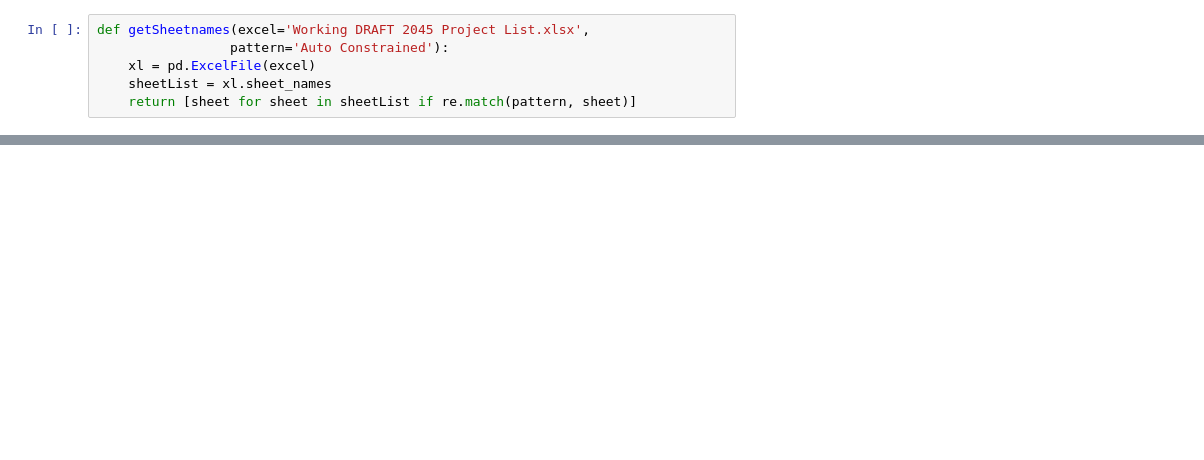
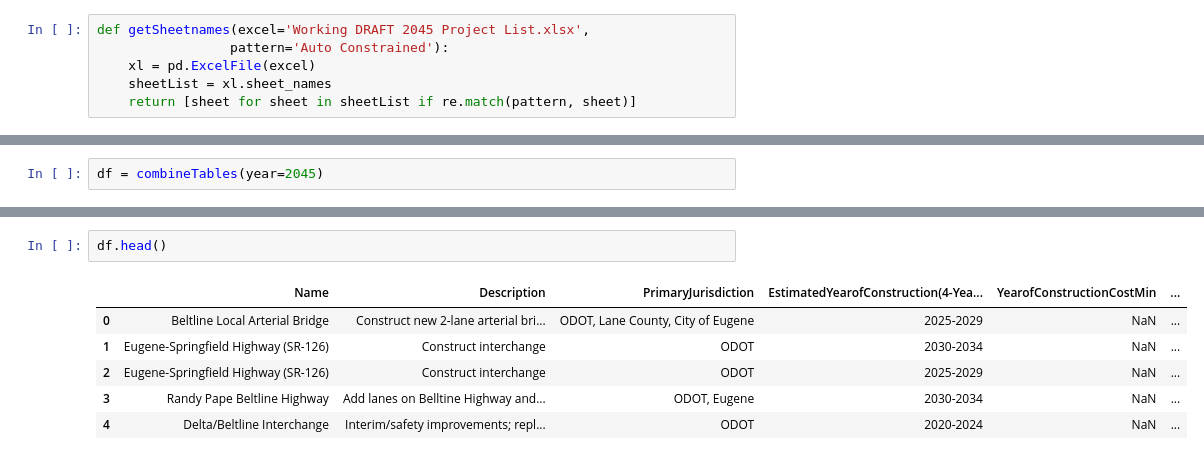
Before and after one commit to dongmeic/RTP, a Jupyter notebook: projlist/review_RTP_project_list.ipynb, the cells around one changed output, grey strips where cells are left out. Drawn from its saved outputs; the diff is of its cells as text; blank space fills up the shorter version.

```diff
--- a/projlist/review_RTP_project_list.ipynb
+++ b/projlist/review_RTP_project_list.ipynb
@@ -158,0 +236,2 @@ xl.sheet_names
+# %%
+df = combineTables(year=2045)
@@ -158,0 +256,9 @@ xl.sheet_names
+# %%
+df.head()
+# %% [output]
+|  | Name | Description | PrimaryJurisdiction | EstimatedYearofConstruction(4-Yea... | YearofConstructionCostMin | ... |
+| 0 | Beltline Local Arterial Bridge | Construct new 2-lane arterial bri... | ODOT, Lane County, City of Eugene | 2025-2029 | NaN | ... |
+| 1 | Eugene-Springfield Highway (SR-126) | Construct interchange | ODOT | 2030-2034 | NaN | ... |
+| 2 | Eugene-Springfield Highway (SR-126) | Construct interchange | ODOT | 2025-2029 | NaN | ... |
+| 3 | Randy Pape Beltline Highway | Add lanes on Belltine Highway and... | ODOT, Eugene | 2030-2034 | NaN | ... |
+| 4 | Delta/Beltline Interchange | Interim/safety improvements; repl... | ODOT | 2020-2024 | NaN | ... |
```
Also changed, not shown: parts of 37 cells of this notebook, 3 other files.
